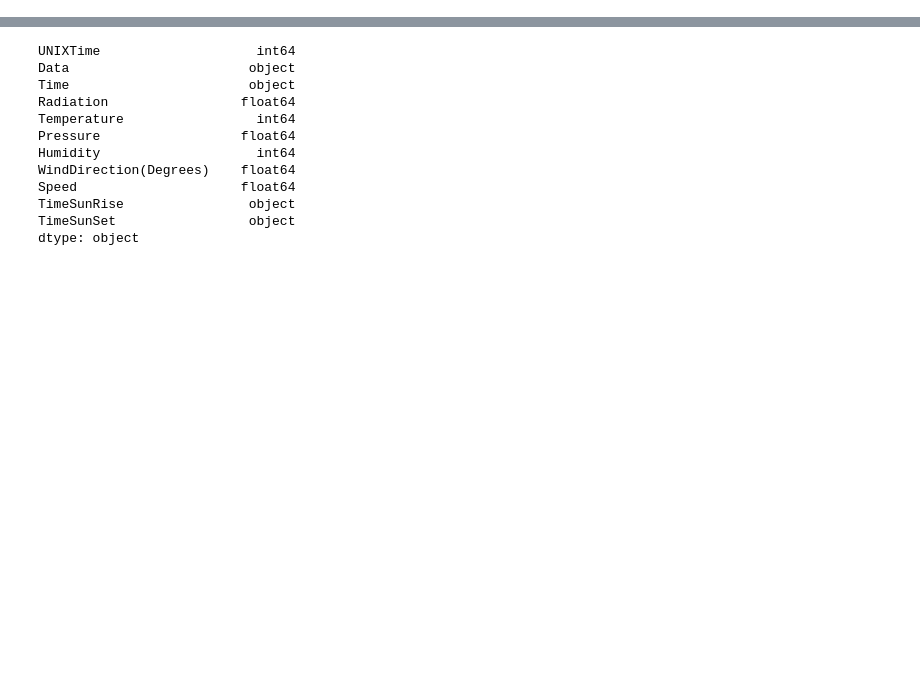
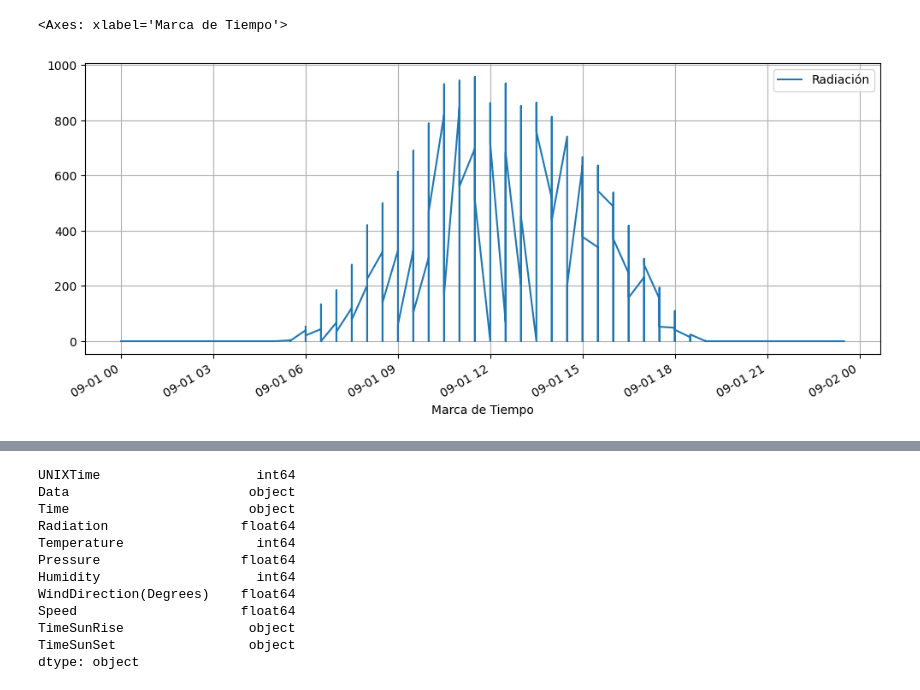
Before and after one commit to MoisesGuerreroUdeA/Seminario-Analitica-CDatos, a Jupyter notebook: jupyter/ME03/ME03.ipynb, the cells around one changed output, grey strips where cells are left out. Cells and saved outputs as stored; diff of their text form; code cells hidden in the pictures; blank space fills up the shorter version.

```diff
--- a/jupyter/ME03/ME03.ipynb
+++ b/jupyter/ME03/ME03.ipynb
@@ -89,0 +64,17 @@ El archivo descargado y descomprimido se encuentra en formato CSV con nombre `So
+# %%
+import fnmatch
+import pandas as pd
+
+# Listamos archivos en el directorio 'unzipped_files'
+unzipped_files_list = os.listdir('unzipped_files')
+# Filtramos para archivos que concuerden con un patrón (En este todos los del año 2002)
+filtered_files_list = fnmatch.filter(unzipped_files_list, pat = '2003*.csv')
+
+# Creamos un Dataframe vacío
+df = pd.DataFrame()
+for file in filtered_files_list:
+    # Descomprimimos
+    df_temp = pd.read_csv(f"unzipped_files/{file}", header=0, sep = ';', encoding='latin-1')
+    df = pd.concat([df, df_temp])
+
+df.reset_index(drop=True, inplace=True)
@@ -89,0 +90,4 @@ El archivo descargado y descomprimido se encuentra en formato CSV con nombre `So
+# %%
+# Dado que pandas interpretó las horas como INT se hace la transformación a Object
+# Rellenando con 0's a la izquierda con longitud 4 caracteres
+df['Hora (HHMM)'] = df['Hora (HHMM)'].apply(lambda x: str(x).rjust(4, '0'))
@@ -89,0 +126,10 @@ El archivo descargado y descomprimido se encuentra en formato CSV con nombre `So
+# %%
+from datetime import datetime, timedelta
+
+df['Marca de Tiempo'] = df['Fecha (AAAA-MM-DD)'] + ' ' + df['Hora (HHMM)']
+df['Marca de Tiempo'] = (
+    df['Marca de Tiempo']
+      .apply(lambda x: x if x[-4:] != '2400' else datetime.strftime(datetime.strptime(x[:10], '%Y-%m-%d') + timedelta(1), '%Y-%m-%d') + ' 0000')
+      )
+
+df['Marca de Tiempo'] = pd.to_datetime(df['Marca de Tiempo'], format = '%Y-%m-%d %H%M')
@@ -97,3 +150,16 @@ import datetime
+# %%
+dia_mediciones = '2003-09-01'
+
+df[df['Marca de Tiempo'].between(f'{dia_mediciones} 00:00:00', f'{dia_mediciones} 23:59:59')].plot(
+    x = 'Marca de Tiempo',
+    y = 'Radiación (W/m2)',
+    grid = True,
+    label='Radiación',
+    figsize = (12, 5),
+    fontsize = 10)
+# %% [output]
+<Axes: xlabel='Marca de Tiempo'>
+[figure, added]
 # %%
 # Se realiza la lectura del archivo CSV
 df = pd.read_csv('SolarPrediction.csv', sep = ',', header = 0)
```
Also changed, not shown: parts of 22 cells of this notebook.
